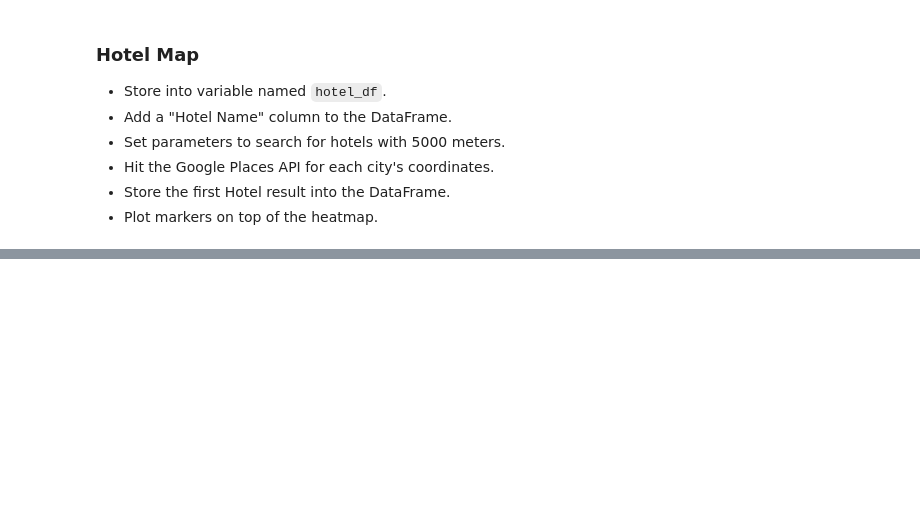
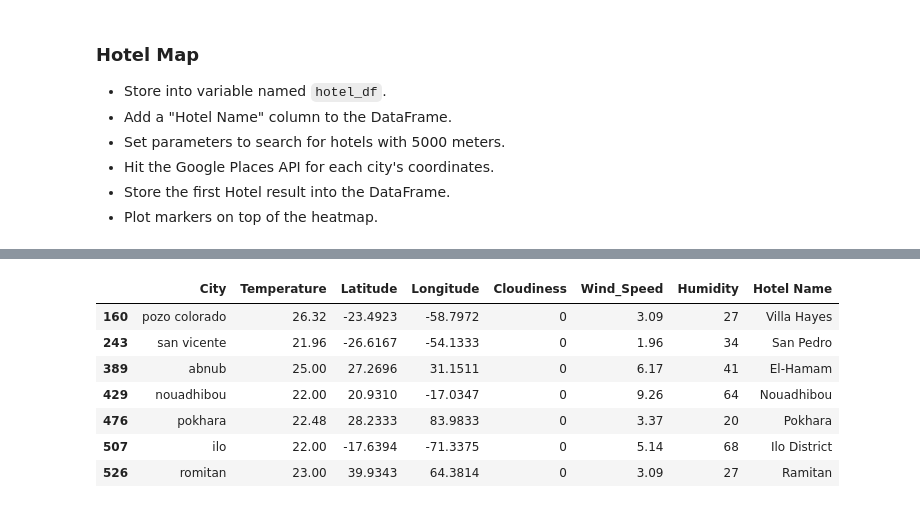
Before and after one commit to scottcerny949/python-api-challenge, a Jupyter notebook: vacationpy/VacationPy.ipynb, the cells around one changed output, grey strips where cells are left out. Cells and saved outputs as stored; diff of their text form; code cells hidden in the pictures; blank space fills up the shorter version.

```diff
--- a/vacationpy/VacationPy.ipynb
+++ b/vacationpy/VacationPy.ipynb
@@ -90,0 +178,47 @@ fig
+# %%
+#Set parameters to search for hotels with 5000 meters.
+
+# geocoordinates
+target_radius = 5000
+target_type = "hotel"
+
+# set up a parameters dictionary
+params = {
+    "radius": target_radius,
+    "type": target_type,
+    "key": g_key
+}
+# %%
+#Hit the Google Places API for each city's coordinates.
+
+for index, row in hotel_df.iterrows():
+    lat = row["Latitude"]
+    long = row["Longitude"]
+
+    params["location"] = f"{lat},{long}"
+
+    base_url = "https://maps.googleapis.com/maps/api/place/nearbysearch/json"
+
+    response = requests.get(base_url, params=params)
+
+    response = response.json()
+
+    hotel_df.loc[index, "Hotel Name"] = response["results"][0]["name"]
+
+
+# base url
+#base_url = "https://maps.googleapis.com/maps/api/place/nearbysearch/json"
+
+# run a request using our params dictionary
+#response = requests.get(base_url, params=params)
+
+hotel_df
+# %% [output]
+|  | City | Temperature | Latitude | Longitude | Cloudiness | Wind_Speed | Humidity | Hotel Name |
+| 160 | pozo colorado | 26.32 | -23.4923 | -58.7972 | 0 | 3.09 | 27 | Villa Hayes |
+| 243 | san vicente | 21.96 | -26.6167 | -54.1333 | 0 | 1.96 | 34 | San Pedro |
+| 389 | abnub | 25.00 | 27.2696 | 31.1511 | 0 | 6.17 | 41 | El-Hamam |
+| 429 | nouadhibou | 22.00 | 20.9310 | -17.0347 | 0 | 9.26 | 64 | Nouadhibou |
+| 476 | pokhara | 22.48 | 28.2333 | 83.9833 | 0 | 3.37 | 20 | Pokhara |
+| 507 | ilo | 22.00 | -17.6394 | -71.3375 | 0 | 5.14 | 68 | Ilo District |
+| 526 | romitan | 23.00 | 39.9343 | 64.3814 | 0 | 3.09 | 27 | Ramitan |
```
Also changed, not shown: parts of 8 cells of this notebook.
